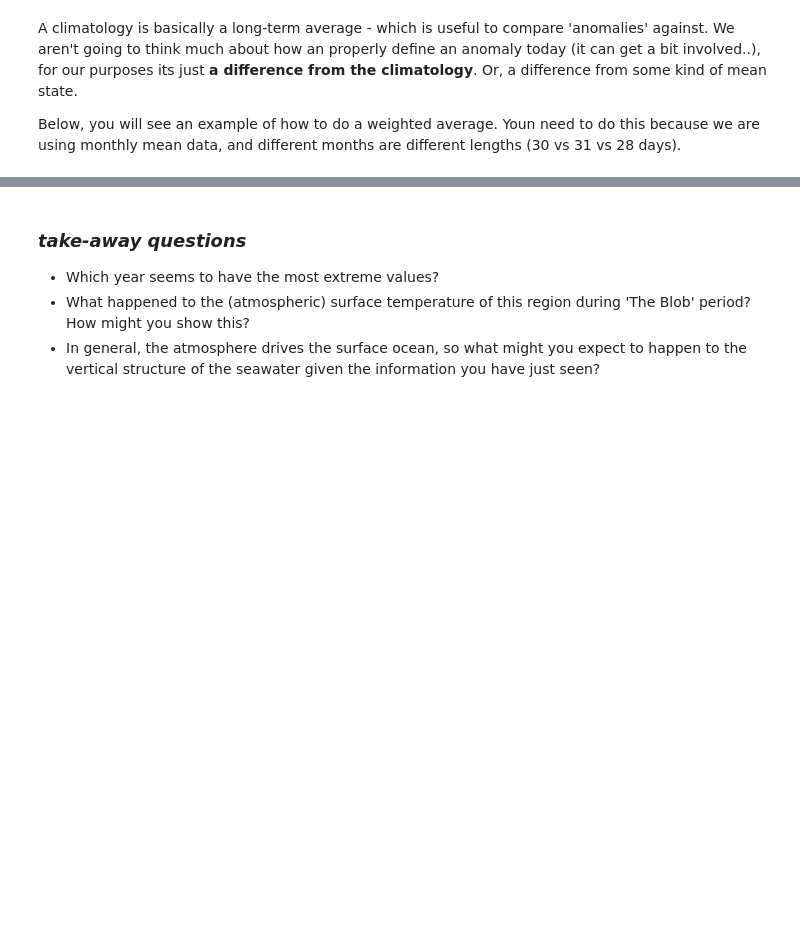
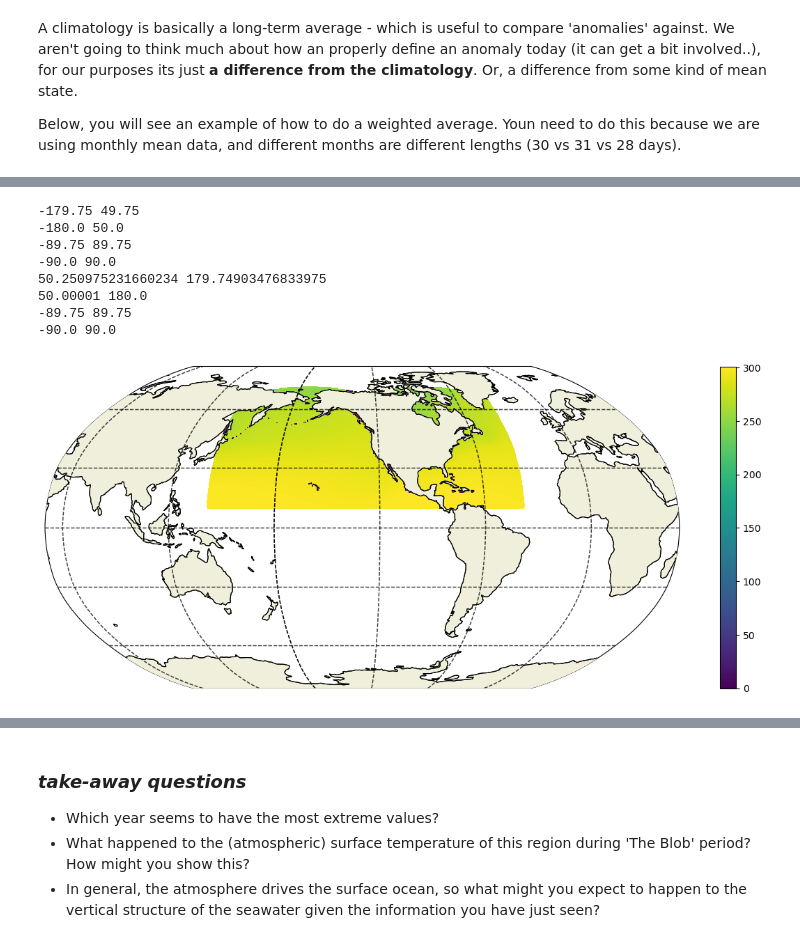
Before and after one commit to BWBlack/2Y_introduction_to_oceanography, a Jupyter notebook: heat_transport_practical/heat_budget_practical.ipynb, the cells around one changed output, grey strips where cells are left out. Cells and saved outputs as stored; diff of their text form; code cells hidden in the pictures; blank space fills up the shorter version.

```diff
--- a/heat_transport_practical/heat_budget_practical.ipynb
+++ b/heat_transport_practical/heat_budget_practical.ipynb
@@ -154 +176,13 @@ vol = (grid.rA*grid.drF*grid.hFacC).transpose('tile','k','j','i')
+# %%
+# some functions I'll use occasionally
+def plot_a_map(da, grid, vmin=None, vmax=None, cmap=None):
+
+    p = ecco.plot_proj_to_latlon_grid(grid.XC, grid.YC, da,
+                                      show_colorbar=True,
+                                      user_lon_0=-130, user_lat_0=None,
+                                      dx=0.5, dy=0.5,
+                                      cmap=cmap,
+                                      vmin=vmin, vmax=vmax, cmin=vmin, cmax=vmax,
+                                      #subplot_grid=[3,1,idx+1]
+    )
 # %% [markdown]
@@ -159,9 +193,10 @@ A climatology is basically a long-term average - which is useful to compare 'ano
 Below, you will see an example of how to do a weighted average. Youn need to do this because we are using monthly mean data, and different months are different lengths (30 vs 31 vs 28 days).
 # %%
 ### !!! SOMETHING YOU CAN EDIT !!!
-variable =
-X_point =
-Y_point =
+variable = 'EXFatemp' # this is surface air temperature, but check the list for others
+X_point = 50
+Y_point = 80
+tiles=[7,10]
 
-# this is what a dataset looks like - theres a lot of information
+# this is what a dataset looks like - theres a lot of information in these
 atmos_ds
@@ -187,11 +242,11 @@ rng = [i for sl in inds for i in sl]
 climatology_start_end = slice(np.min(rng), np.max(rng)+1)
 # %%
 # these are just the number of days in a given month. I though we might as well do the ave
-clim_mon_len = ecco_monmean.time.dt.days_in_month.isel(time=climatology_start_end)
+clim_mon_len = atmos_ds.time.dt.days_in_month.isel(time=climatology_start_end)
 # %%
 # This is how we cut out a section of data we want to do somthing with, so in this case the start and end index
 # of the climatology period, 1992 to 2011
-ecco_1992_2011 = ecco_monmean.isel(time=climatology_start_end)
+ecco_1992_2011 = atmos_ds.isel(time=climatology_start_end)
 # %%
 # we calculate the weights for averaging
 weights = (
@@ -206 +263,26 @@ monthly_climatology.month.values
+# %%
+# As an example, here is sea level pressure December 2012
+dec_climatology_press = monthly_climatology[variable].sel(month=12
+                                                            ).assign_attrs(
+    {'units':atmos_ds[variable].units}
+)
+
+plt.figure(figsize=(15, 6))
+
+p = plot_a_map(
+    dec_climatology_press,
+    grid.isel(tile=tiles),
+    # vmax=102200,
+    # vmin=100000,
+)
+# %% [output]
+-179.75 49.75
+-180.0 50.0
+-89.75 89.75
+-90.0 90.0
+50.250975231660234 179.74903476833975
+50.00001 180.0
+-89.75 89.75
+-90.0 90.0
+[figure, added]
 # %%
```
Also changed, not shown: parts of 21 cells of this notebook.
